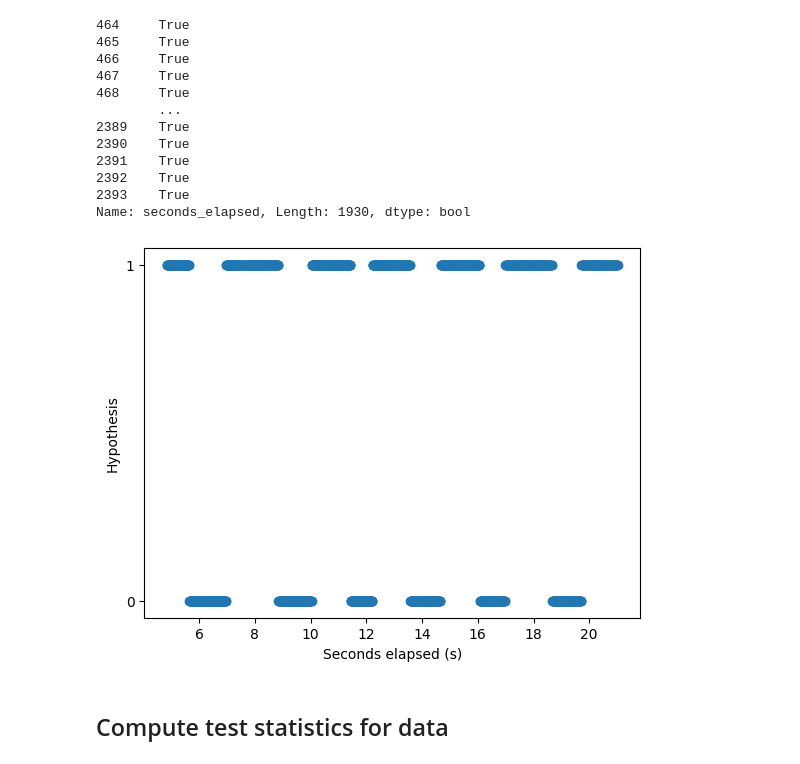
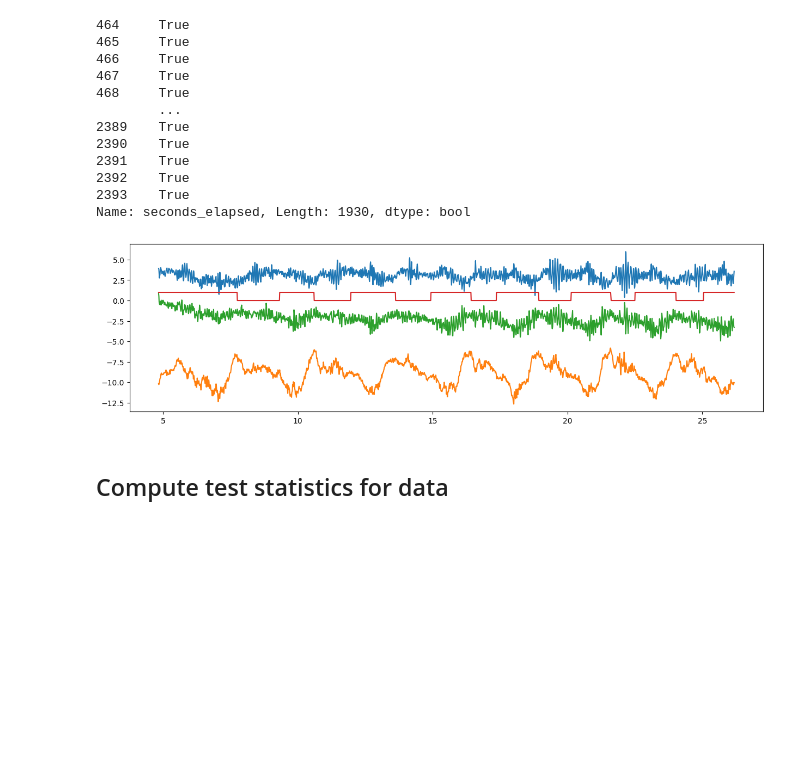
Before and after one commit to sjb296/linear-motion-detection, a Jupyter notebook: main.ipynb, the cells around one changed output. Cells and saved outputs as stored; diff of their text form; code cells hidden in the pictures; blank space fills up the shorter version.

Commit message:
Fixes to hyps and plots

```diff
--- a/main.ipynb
+++ b/main.ipynb
@@ -263,39 +264,42 @@ Name: seconds_elapsed, Length: 1930, dtype: bool
 conds = [
     (squat_df_trim["seconds_elapsed"] >= 0.0)                & (squat_df_trim["seconds_elapsed"] < 7.037873779296875),
     (squat_df_trim["seconds_elapsed"] >= 7.037873779296875) & (squat_df_trim["seconds_elapsed"] < 7.75818505859375),
     (squat_df_trim["seconds_elapsed"] >= 7.75818505859375) & (squat_df_trim["seconds_elapsed"] < 9.328517822265624),
     (squat_df_trim["seconds_elapsed"] >= 9.328517822265624) & (squat_df_trim["seconds_elapsed"] < 9.7674619140625),
     (squat_df_trim["seconds_elapsed"] >= 9.7674619140625) & (squat_df_trim["seconds_elapsed"] < 10.597513916015625),
     (squat_df_trim["seconds_elapsed"] >= 10.597513916015625) & (squat_df_trim["seconds_elapsed"] < 11.957637939453125),
     (squat_df_trim["seconds_elapsed"] >= 11.957637939453125) & (squat_df_trim["seconds_elapsed"] < 12.727472900390625),
     (squat_df_trim["seconds_elapsed"] >= 12.727472900390625) & (squat_df_trim["seconds_elapsed"] < 13.618012939453125),
     (squat_df_trim["seconds_elapsed"] >= 13.618012939453125) & (squat_df_trim["seconds_elapsed"] < 14.93835205078125),
     (squat_df_trim["seconds_elapsed"] >= 14.93835205078125) & (squat_df_trim["seconds_elapsed"] < 15.8475068359375),
     (squat_df_trim["seconds_elapsed"] >= 15.8475068359375) & (squat_df_trim["seconds_elapsed"] < 16.428326904296874),
     (squat_df_trim["seconds_elapsed"] >= 16.428326904296874) & (squat_df_trim["seconds_elapsed"] < 17.36797705078125),
     (squat_df_trim["seconds_elapsed"] >= 17.36797705078125) & (squat_df_trim["seconds_elapsed"] < 18.237943115234376),
     (squat_df_trim["seconds_elapsed"] >= 18.237943115234376) & (squat_df_trim["seconds_elapsed"] < 18.938011962890624),
     (squat_df_trim["seconds_elapsed"] >= 18.938011962890624) & (squat_df_trim["seconds_elapsed"] < 20.139137939453125),
     (squat_df_trim["seconds_elapsed"] >= 20.139137939453125) & (squat_df_trim["seconds_elapsed"] < 21.03868115234375),
     (squat_df_trim["seconds_elapsed"] >= 21.03868115234375) & (squat_df_trim["seconds_elapsed"] < 21.618908935546877),
     (squat_df_trim["seconds_elapsed"] >= 21.618908935546877) & (squat_df_trim["seconds_elapsed"] < 22.507530029296873),
     (squat_df_trim["seconds_elapsed"] >= 22.507530029296873) & (squat_df_trim["seconds_elapsed"] < 23.2380419921875),
     (squat_df_trim["seconds_elapsed"] >= 23.2380419921875)& (squat_df_trim["seconds_elapsed"] < 24.028087158203125),
     (squat_df_trim["seconds_elapsed"] >= 24.028087158203125) & (squat_df_trim["seconds_elapsed"] < 25.048609130859376),
     (squat_df_trim["seconds_elapsed"] >= 25.048609130859376) & (squat_df_trim["seconds_elapsed"] < 25.71772119140625),
     (squat_df_trim["seconds_elapsed"] >= 25.71772119140625) & (squat_df_trim["seconds_elapsed"] < 26.717465087890623),
     (squat_df_trim["seconds_elapsed"] >= 26.717465087890623) & (squat_df_trim["seconds_elapsed"] < 27.537717041015625),
 ]
 
 values = [1,1,0,1,1,0,1,1,0,1,1,0,1,1,0,1,1,0,1,1,0,1,1,0]
+true_hyps = np.select(conds, values)
+squat_df_trim.loc[:, 'hypothesis'] = true_hyps
 
-squat_df_trim.loc[:, "hypothesis"] = pd.Series(np.select(conds, values, default=-1))
-plt.xlabel("Seconds elapsed (s)")
-plt.ylabel("Hypothesis")
-plt.yticks([0, 1])
-ax = plt.scatter(squat_df_trim["seconds_elapsed"], squat_df_trim["hypothesis"])
+# Plot accelerometer data and hypothesis on the same graph
+plt.figure(figsize=(15, 4))
+plt.plot(squat_df_trim["seconds_elapsed"], squat_df_trim["x"], label="x")
+plt.plot(squat_df_trim["seconds_elapsed"], squat_df_trim["y"], label="y")
+plt.plot(squat_df_trim["seconds_elapsed"], squat_df_trim["z"], label="z")
+ax = plt.plot(squat_df_trim["seconds_elapsed"], np.select(conds, values), label="hypothesis")
 # %% [output]
-[figure, old version]
+[figure, new version]
 # %% [markdown]
 ## Compute test statistics for data
 # %%
```
Also changed, not shown: parts of 12 cells of this notebook.
